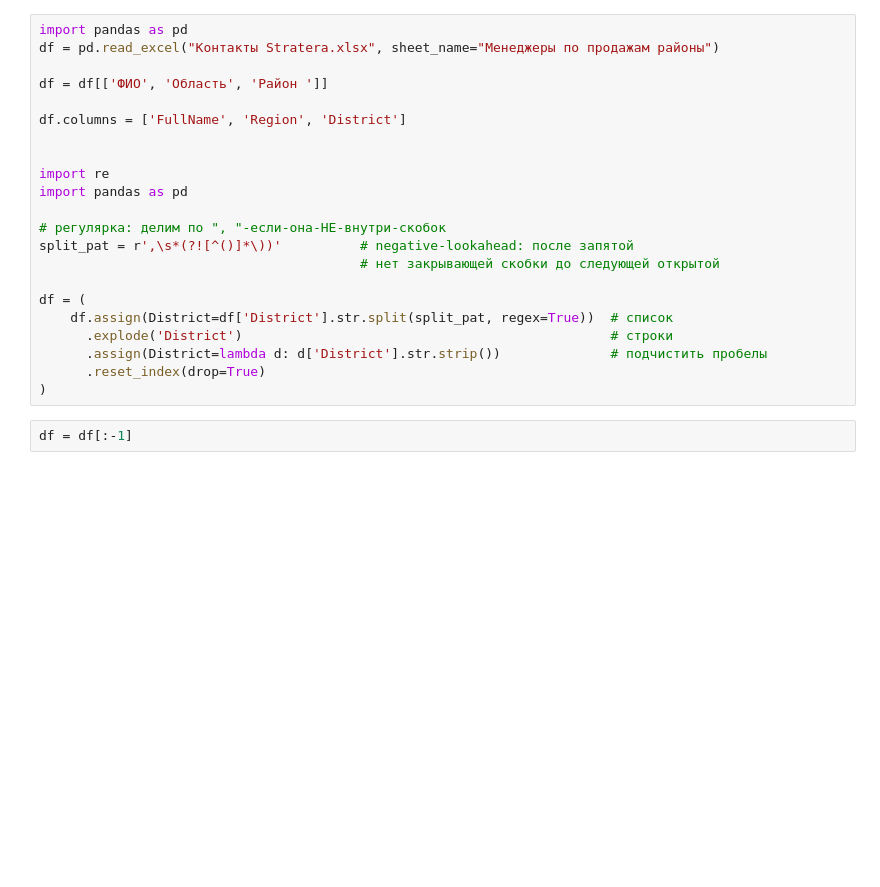
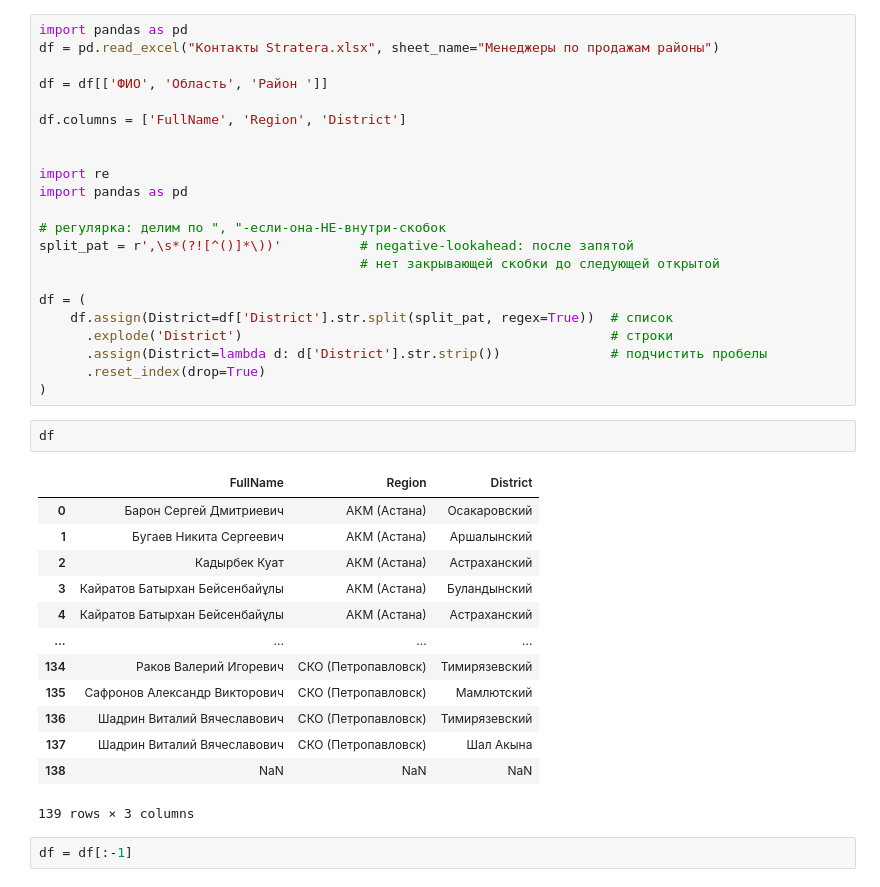
Before and after one commit to Nurtugann/Tracking_heatmap, a Jupyter notebook: region_matching.ipynb, the cells around one changed output. Drawn from its saved outputs; the diff is of its cells as text; blank space fills up the shorter version.

Commit message:
new_update_region

```diff
--- a/region_matching.ipynb
+++ b/region_matching.ipynb
@@ -302,6 +302,22 @@ df = (
       .assign(District=lambda d: d['District'].str.strip())              # подчистить пробелы
       .reset_index(drop=True)
 )
+# %%
+df
+# %% [output]
+|  | FullName | Region | District |
+| 0 | Барон Сергей Дмитриевич | АКМ (Астана) | Осакаровский |
+| 1 | Бугаев Никита Сергеевич | АКМ (Астана) | Аршалынский |
+| 2 | Кадырбек Куат | АКМ (Астана) | Астраханский |
+| 3 | Кайратов Батырхан Бейсенбайұлы | АКМ (Астана) | Буландынский |
+| 4 | Кайратов Батырхан Бейсенбайұлы | АКМ (Астана) | Астраханский |
+| ... | ... | ... | ... |
+| 134 | Раков Валерий Игоревич | СКО (Петропавловск) | Тимирязевский |
+| 135 | Сафронов Александр Викторович | СКО (Петропавловск) | Мамлютский |
+| 136 | Шадрин Виталий Вячеславович | СКО (Петропавловск) | Тимирязевский |
+| 137 | Шадрин Виталий Вячеславович | СКО (Петропавловск) | Шал Акына |
+| 138 | NaN | NaN | NaN |
+139 rows × 3 columns
 # %%
 df = df[:-1]
 # %%
```
Also changed, not shown: parts of 5 cells of this notebook, 3 other files.
